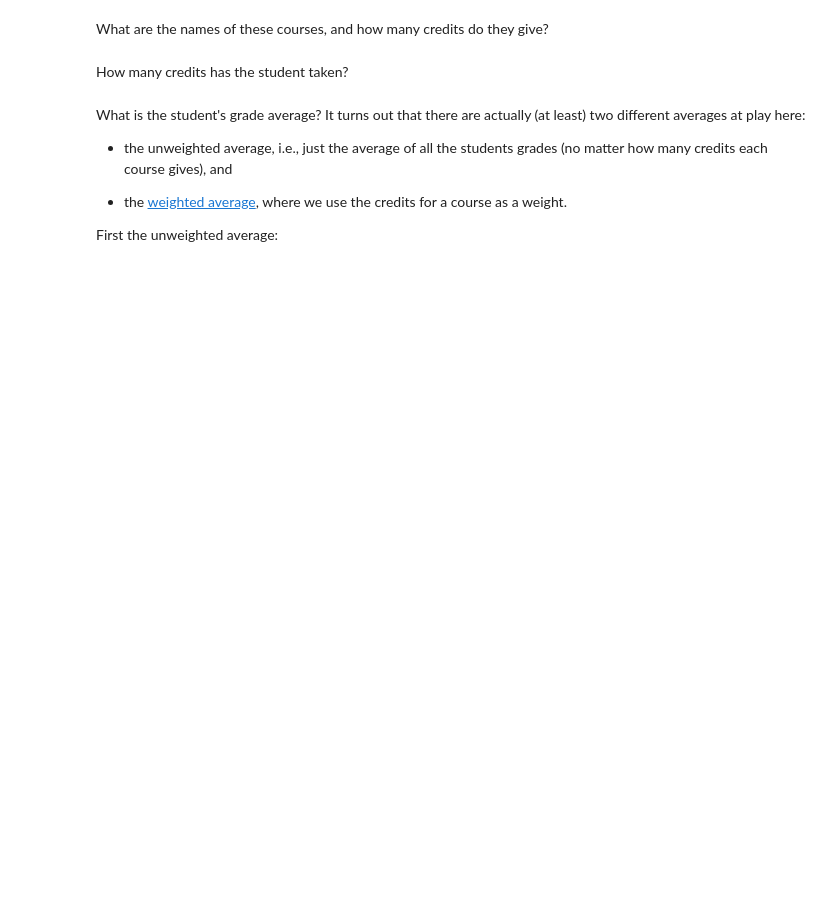
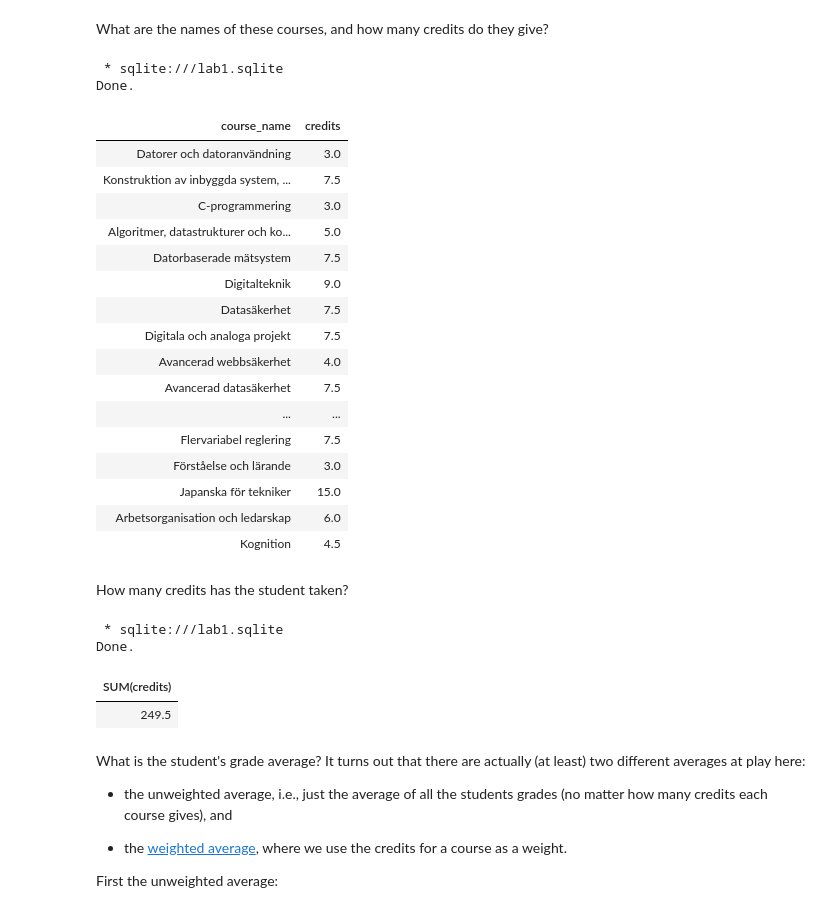
Before and after one commit to HugoMautner/database, a Jupyter notebook: lab1/lab1.ipynb, the cells around one changed output. Saved outputs shown, nothing was run; the diff lists cells and outputs as text; code cells hidden in the pictures; blank space fills up the shorter version.

```diff
--- a/lab1/lab1.ipynb
+++ b/lab1/lab1.ipynb
@@ -261,10 +463,45 @@ Which courses (course codes only) have been taken by the student?
 What are the names of these courses, and how many credits do they give?
 # %%
 %%sql
+SELECT course_name, credits
+FROM courses
+WHERE course_code IN
+    (SELECT course_code
+     FROM results_better)
+# %% [output]
+ * sqlite:///lab1.sqlite
+Done.
+| course_name | credits |
+| Datorer och datoranvändning | 3.0 |
+| Konstruktion av inbyggda system, ... | 7.5 |
+| C-programmering | 3.0 |
+| Algoritmer, datastrukturer och ko... | 5.0 |
+| Datorbaserade mätsystem | 7.5 |
+| Digitalteknik | 9.0 |
+| Datasäkerhet | 7.5 |
+| Digitala och analoga projekt | 7.5 |
+| Avancerad webbsäkerhet | 4.0 |
+| Avancerad datasäkerhet | 7.5 |
+| ... | ... |
+| Flervariabel reglering | 7.5 |
+| Förståelse och lärande | 3.0 |
+| Japanska för tekniker | 15.0 |
+| Arbetsorganisation och ledarskap | 6.0 |
+| Kognition | 4.5 |
 # %% [markdown]
 How many credits has the student taken?
 # %%
 %%sql
+SELECT SUM(credits)
+FROM courses
+WHERE course_code IN
+    (SELECT course_code
+     FROM results_better)
+# %% [output]
+ * sqlite:///lab1.sqlite
+Done.
+| SUM(credits) |
+| 249.5 |
 # %% [markdown]
 What is the student's grade average? It turns out that there are actually (at least) two different averages at play here:
 
```
Also changed, not shown: parts of 21 cells of this notebook, 2 other files.
